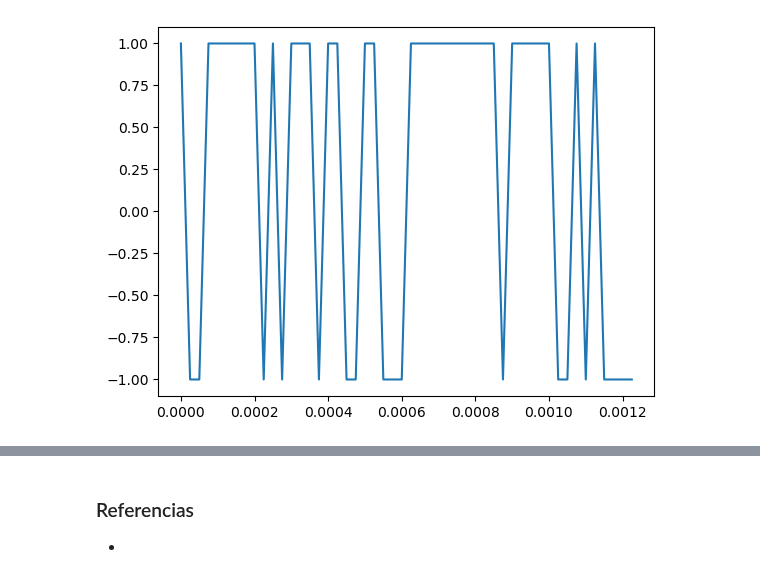
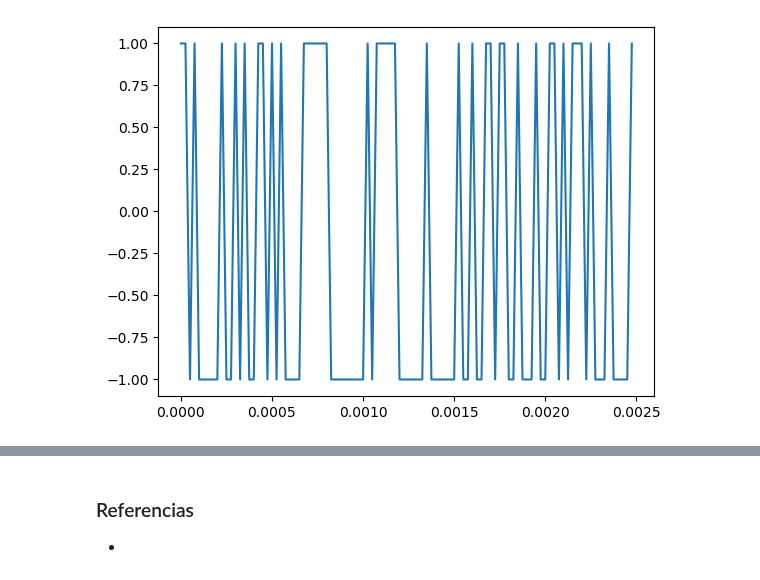
Before and after one commit to sofia-am/QPSK-8PSK-Simulation, a Jupyter notebook: notebook/qpsk.ipynb, the cells around one changed output, grey strips where cells are left out. Saved outputs shown, nothing was run; the diff lists cells and outputs as text; code cells hidden in the pictures.

```diff
--- a/notebook/qpsk.ipynb
+++ b/notebook/qpsk.ipynb
@@ -11,35 +11,35 @@ En QPSK se usan dos bits para formar cada símbolo. La salida del modulador es l
 import numpy as np
 import matplotlib.pyplot as plt
 from scipy import signal
 
-SIZE = 100
+SIZE = 200
 fc = 10000
 over_sample = 4
 
 bits = np.random.randint(0, 2, SIZE)
 lst = [0]*SIZE
 nrz_bits = np.array(lst)
 
 for index, bit in enumerate(bits):
     nrz_bits[index] = 1 if bit else -1 #if True 1 -> 1, 0 -> -1
 
 inphase_stream = nrz_bits[0::2] #pares
 quadrature_stream = nrz_bits[1::2] #impares
 
 sampling_freq = fc*4
 
 t = np.arange(0, len(inphase_stream)/sampling_freq, 1/sampling_freq)
 
 i_t = inphase_stream*(np.cos(2*np.pi*t*fc))
 q_t = quadrature_stream*(np.sin(2*np.pi*t*fc))
 
 s_t = i_t - q_t
 
 plt.plot(t, s_t)
 plt.show()
 #print(s_t)
 # %% [output]
-[figure, old version]
+[figure, new version]
 # %%
 import numpy as np
 import matplotlib.pyplot as plt
```
Also changed, not shown: parts of 3 cells of this notebook, 2 other files.
